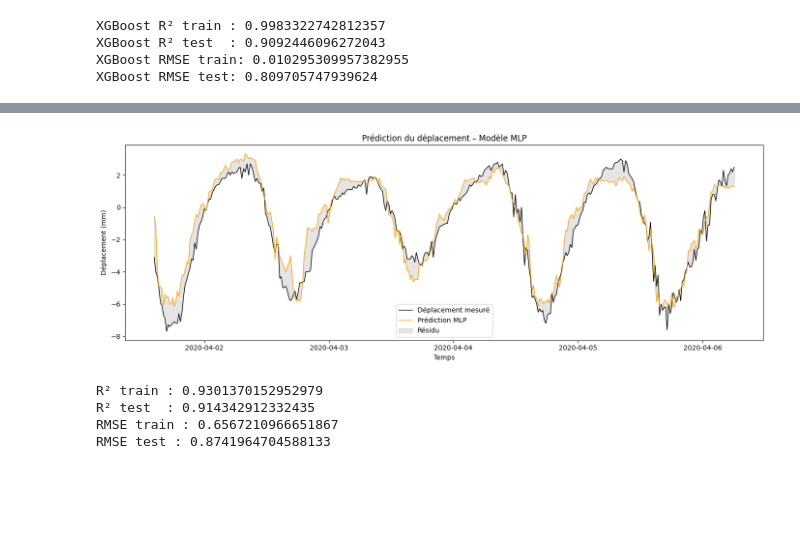
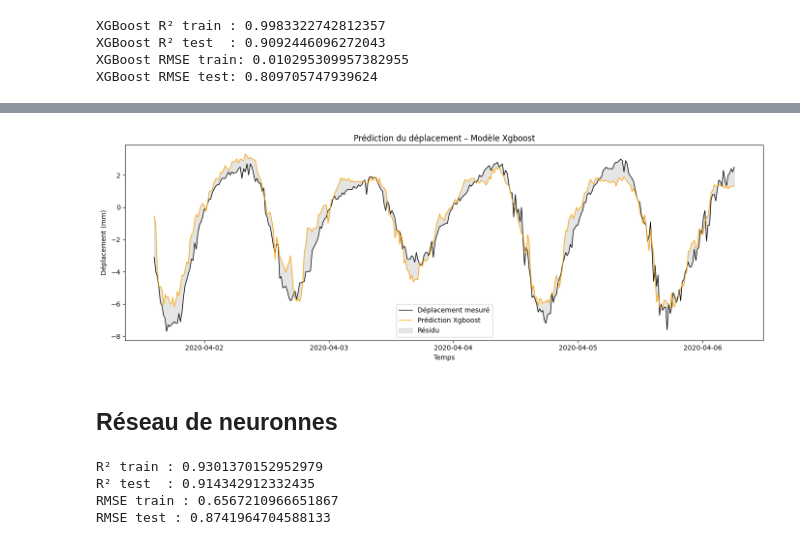
Before and after one commit to Omarbenjelloun915/cementys-deplacement-decorr, a Jupyter notebook: analyse_technique.ipynb, the cells around one changed output, grey strips where cells are left out. Drawn from its saved outputs; the diff is of its cells as text; code cells hidden in the pictures; blank space fills up the shorter version.

```diff
--- a/analyse_technique.ipynb
+++ b/analyse_technique.ipynb
@@ -327,24 +425,26 @@ XGBoost RMSE test: 0.809705747939624
 # %%
 # Affichage résultats sur le jeu de test
 ts_train = df["ts"].iloc[:len(y_train)]
 ts_test  = df["ts"].iloc[len(y_train):]
 
 # Plots
 plt.figure(figsize=(14, 5))
 
 # Partie test uniquement (plus utile pour évaluer la qualité prédictive)
 plt.plot(ts_test, y_test, label="Déplacement mesuré", color="black", linewidth=1)
-plt.plot(ts_test, y_pred_test, label="Prédiction MLP", color="orange", linewidth=1)
+plt.plot(ts_test, y_pred_test, label="Prédiction Xgboost", color="orange", linewidth=1)
 plt.fill_between(ts_test, y_test, y_pred_test, color="gray", alpha=0.2, label="Résidu")
 
 plt.xlabel("Temps")
 plt.ylabel("Déplacement (mm)")
-plt.title("Prédiction du déplacement – Modèle MLP")
+plt.title("Prédiction du déplacement – Modèle Xgboost")
 plt.legend()
 plt.tight_layout()
 plt.show()
 # %% [output]
-[figure, old version]
+[figure, new version]
+# %% [markdown]
+## Réseau de neuronnes
 # %%
 from sklearn.neural_network import MLPRegressor
 from sklearn.preprocessing import StandardScaler
```
Also changed, not shown: parts of 12 cells of this notebook, 1 other file.
